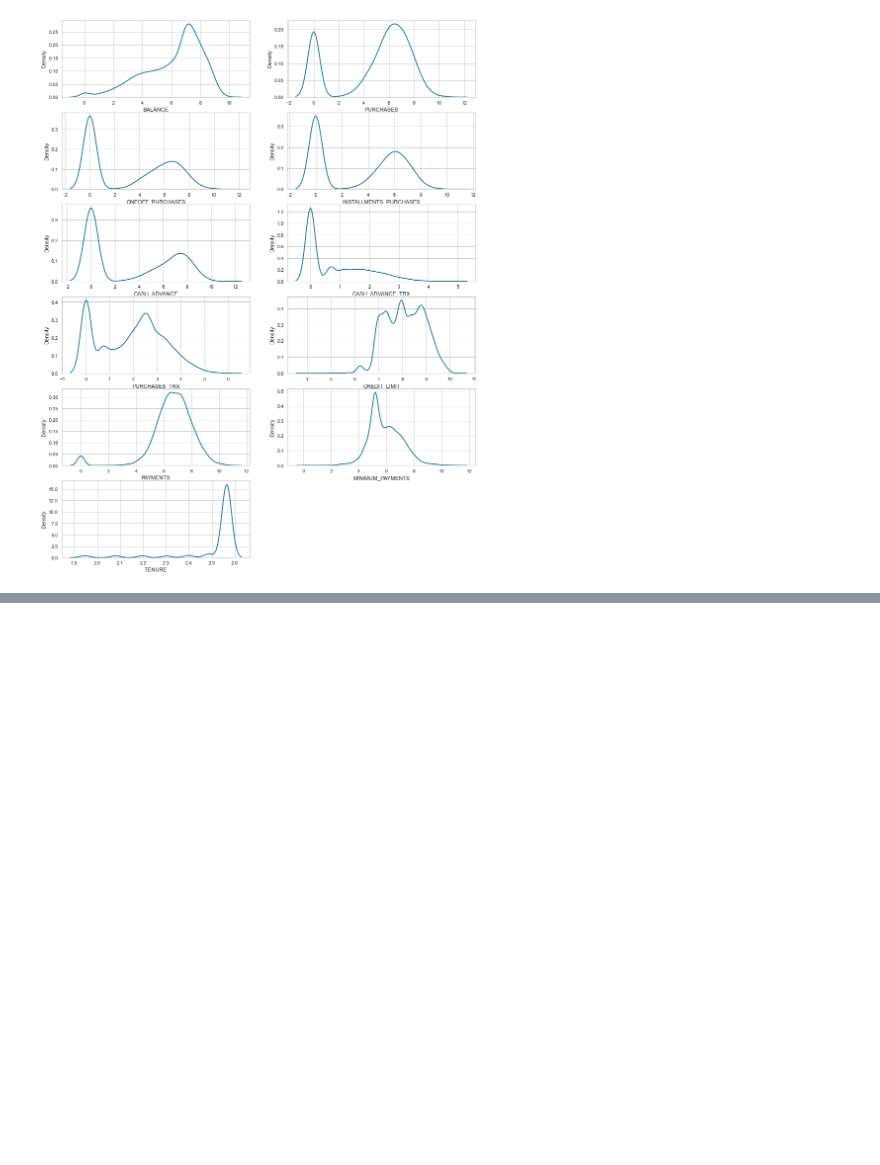
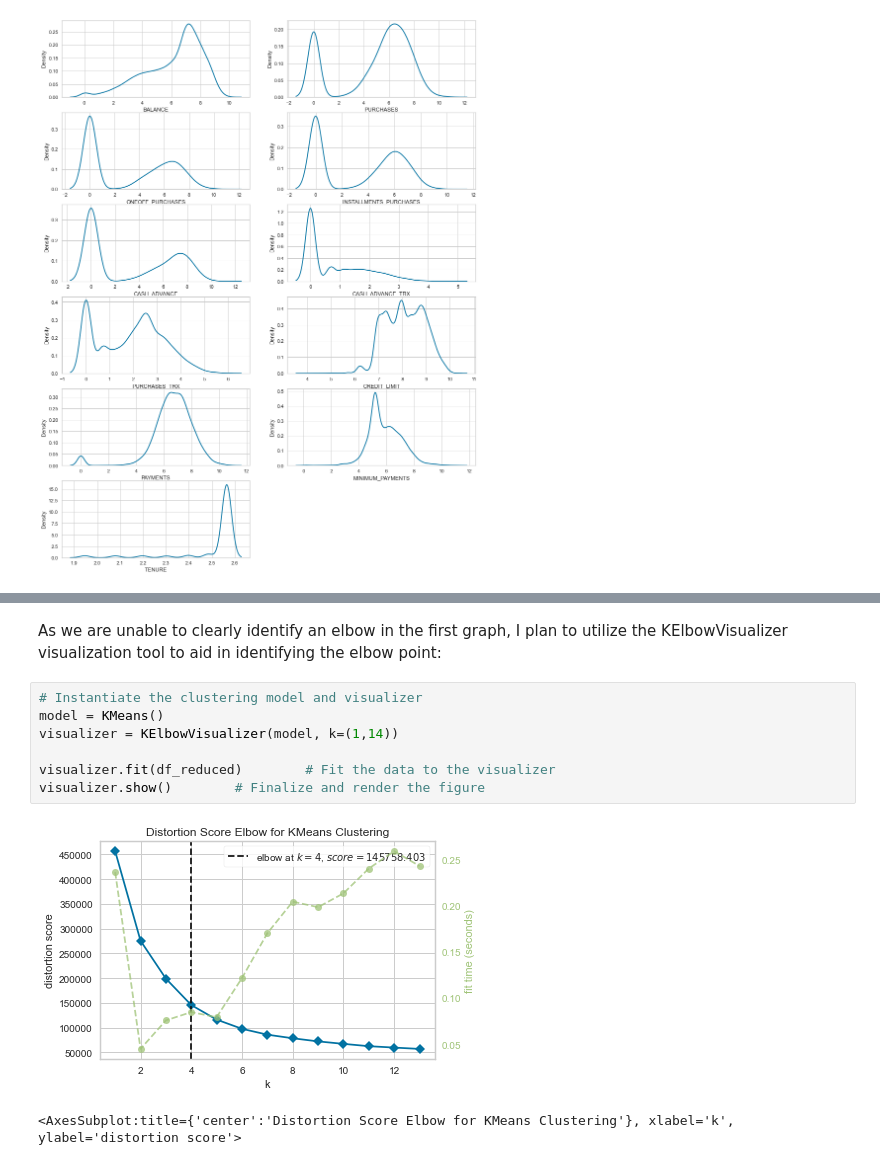
Before and after one commit to PeterStos/Credit-Card-Customer-Clustering, a Jupyter notebook: Credit-Card-Customer-Clustering.ipynb, the cells around one changed output, grey strips where cells are left out. Drawn from its saved outputs; the diff is of its cells as text; blank space fills up the shorter version.

```diff
--- a/Credit-Card-Customer-Clustering.ipynb
+++ b/Credit-Card-Customer-Clustering.ipynb
@@ -364,0 +357,12 @@ visualizer.show()
+# %% [markdown]
+As we are unable to clearly identify an elbow in the first graph, I plan to utilize the KElbowVisualizer visualization tool to aid in identifying the elbow point:
+# %%
+# Instantiate the clustering model and visualizer
+model = KMeans()
+visualizer = KElbowVisualizer(model, k=(1,14))
+
+visualizer.fit(df_reduced)        # Fit the data to the visualizer
+visualizer.show()        # Finalize and render the figure
+# %% [output]
+[figure, added]
+<AxesSubplot:title={'center':'Distortion Score Elbow for KMeans Clustering'}, xlabel='k', ylabel='distortion score'>
```
Also changed, not shown: parts of 31 cells of this notebook.
